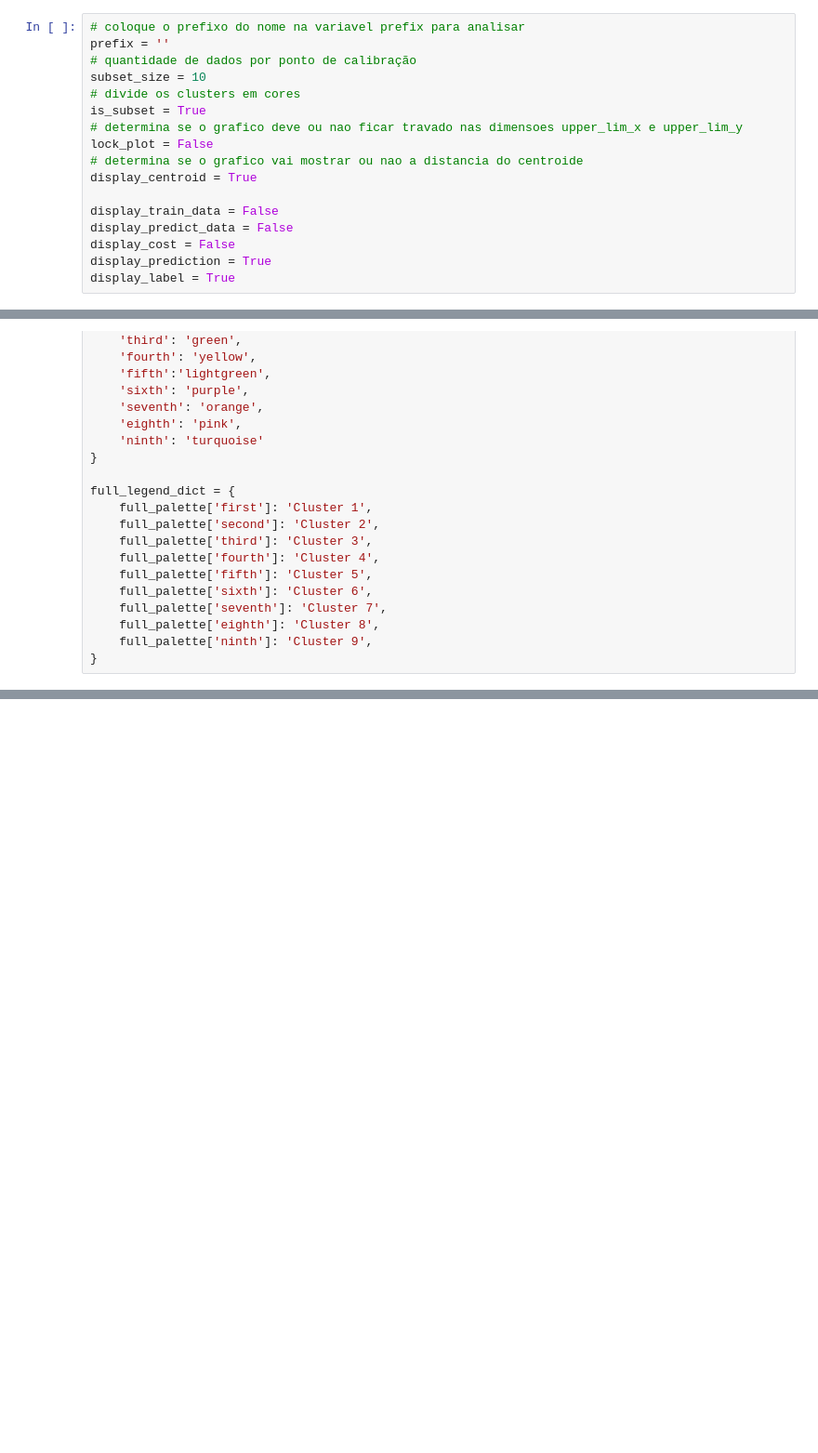
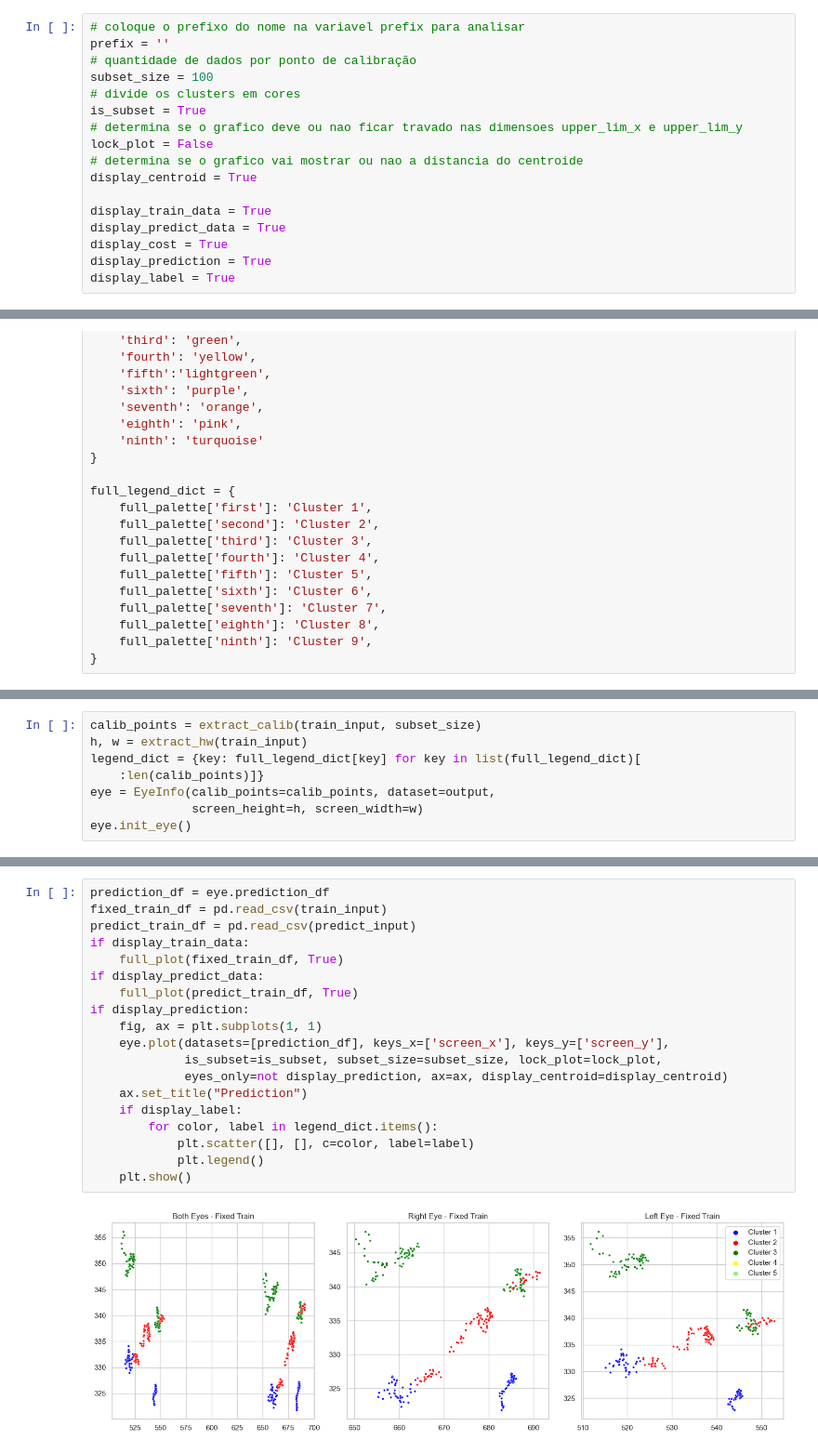
Before and after one commit to ruxailab/web-eye-tracker, a Jupyter notebook: app/services/calib_validation/mix.ipynb, the cells around one changed output, grey strips where cells are left out. Shown at 93% size. Saved outputs shown, nothing was run; the diff lists cells and outputs as text; blank space fills up the shorter version.

Commit message:
refactor: break plot section into a function

```diff
--- a/app/services/calib_validation/mix.ipynb
+++ b/app/services/calib_validation/mix.ipynb
@@ -9,7 +10,7 @@ import numpy as np
 # coloque o prefixo do nome na variavel prefix para analisar
 prefix = ''
 # quantidade de dados por ponto de calibração
-subset_size = 10
+subset_size = 100
 # divide os clusters em cores
 is_subset = True
 # determina se o grafico deve ou nao ficar travado nas dimensoes upper_lim_x e upper_lim_y
@@ -17,9 +18,9 @@ lock_plot = False
 # determina se o grafico vai mostrar ou nao a distancia do centroide
 display_centroid = True
 
-display_train_data = False
-display_predict_data = False
-display_cost = False
+display_train_data = True
+display_predict_data = True
+display_cost = True
 display_prediction = True
 display_label = True
 # %%
@@ -134 +136,9 @@ train_to_validate_calib(output_right, fieldnames_rigth, isRight=True, isLeft=Fal
+# %%
+calib_points = extract_calib(train_input, subset_size)
+h, w = extract_hw(train_input)
+legend_dict = {key: full_legend_dict[key] for key in list(full_legend_dict)[
+    :len(calib_points)]}
+eye = EyeInfo(calib_points=calib_points, dataset=output,
+              screen_height=h, screen_width=w)
+eye.init_eye()
 # %%
@@ -207,0 +164,21 @@ if display_prediction:
+# %%
+prediction_df = eye.prediction_df
+fixed_train_df = pd.read_csv(train_input)
+predict_train_df = pd.read_csv(predict_input)
+if display_train_data:
+    full_plot(fixed_train_df, True)
+if display_predict_data:
+    full_plot(predict_train_df, True)
+if display_prediction:
+    fig, ax = plt.subplots(1, 1)
+    eye.plot(datasets=[prediction_df], keys_x=['screen_x'], keys_y=['screen_y'],
+             is_subset=is_subset, subset_size=subset_size, lock_plot=lock_plot,
+             eyes_only=not display_prediction, ax=ax, display_centroid=display_centroid)
+    ax.set_title("Prediction")
+    if display_label:
+        for color, label in legend_dict.items():
+            plt.scatter([], [], c=color, label=label)
+            plt.legend()
+    plt.show()
+# %% [output]
+[figure, added]
```
Also changed, not shown: parts of 5 cells of this notebook, 4 other files.
